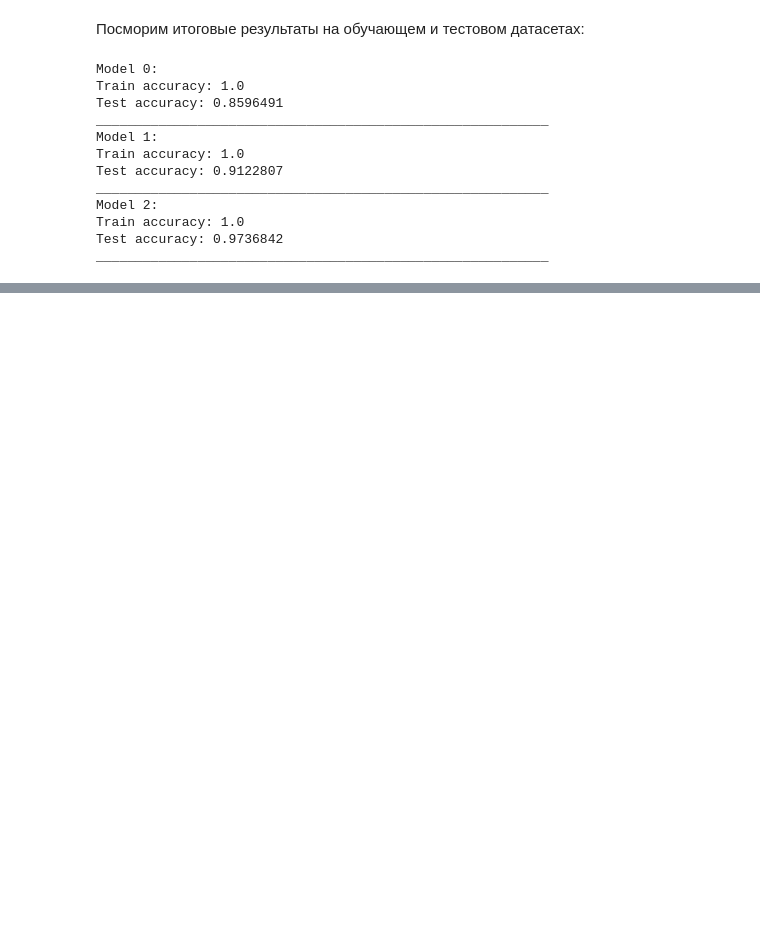
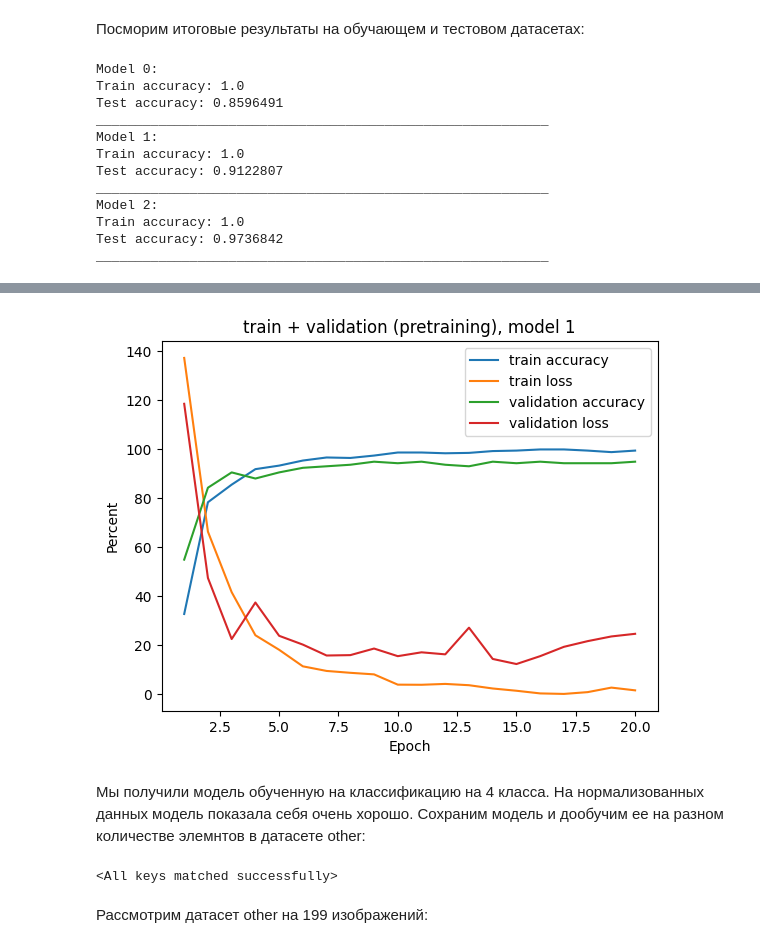
Before and after one commit to VladTsvelenev/sp_task, a Jupyter notebook: item1/presentation.ipynb, the cells around one changed output, grey strips where cells are left out. Drawn from its saved outputs; the diff is of its cells as text; code cells hidden in the pictures; blank space fills up the shorter version.

```diff
--- a/item1/presentation.ipynb
+++ b/item1/presentation.ipynb
@@ -57,0 +250,6 @@ train_dataD = ImageDataset(annotations_file = 'other3.csv', img_dir = 'test_data
+# %%
+for i in range(0, 3):
+    print("Model " + str(i) + ":")
+    print('Train accuracy:', train_accuracy[i].numpy())
+    print('Test accuracy:', test_accuracy[i].numpy())
+    print("__________________________________________________________")
@@ -200,7 +308,7 @@ minloss = 200
 m = [[[], [], [], []], [[], [], [], []], [[], [], [], []]]
 for number in range (0, 3):
     print("Model " + str(number) + ":")
-    model = ConvNet()
+    model = ConvNet(4)
     loss_fn = torch.nn.CrossEntropyLoss()
     learning_rate = 1e-3
     optimizer = torch.optim.Adam(model.parameters(), lr=learning_rate)
@@ -327,0 +487,11 @@ __________________________________________________________
+# %%
+minloss = 200
+m = [[[], [], [], []]]
+number = 0
+model = ConvNet(4)
+loss_fn = torch.nn.CrossEntropyLoss()
+learning_rate = 1e-3
+optimizer = torch.optim.Adam(model.parameters(), lr=learning_rate)
+device = torch.device("cuda" if torch.cuda.is_available() else "cpu")
+model = model.to(device)
+model = train(model, loss_fn, optimizer, 20, train_loader, test_loader)
@@ -327,0 +516,23 @@ __________________________________________________________
+# %%
+x = [1, 2, 3, 4, 5, 6, 7, 8, 9, 10, 11, 12, 13, 14, 15, 16, 17, 18, 19, 20]
+plt.plot(x, m[0][0], label='train accuracy')
+plt.plot(x, m[0][1], label='train loss')
+plt.plot(x, m[0][2], label='validation accuracy')
+plt.plot(x, m[0][3], label='validation loss')
+plt.title('train + validation (pretraining), model ' + str(i))
+plt.xlabel('Epoch')
+plt.ylabel('Percent')
+plt.legend()
+
+plt.show()
+# %% [output]
+[figure, added]
+# %% [markdown]
+Мы получили модель обученную на классификацию на 4 класса. На нормализованных данных модель показала себя очень хорошо. Сохраним модель и дообучим ее на разном количестве элемнтов в датасете other:
+# %%
+torch.save(model.state_dict(), './model_final.pt')
+model.load_state_dict(torch.load('model_final.pt'))
+# %% [output]
+<All keys matched successfully>
+# %% [markdown]
+Рассмотрим датасет other на 199 изображений:
```
Also changed, not shown: parts of 61 cells of this notebook, 8 other files.
